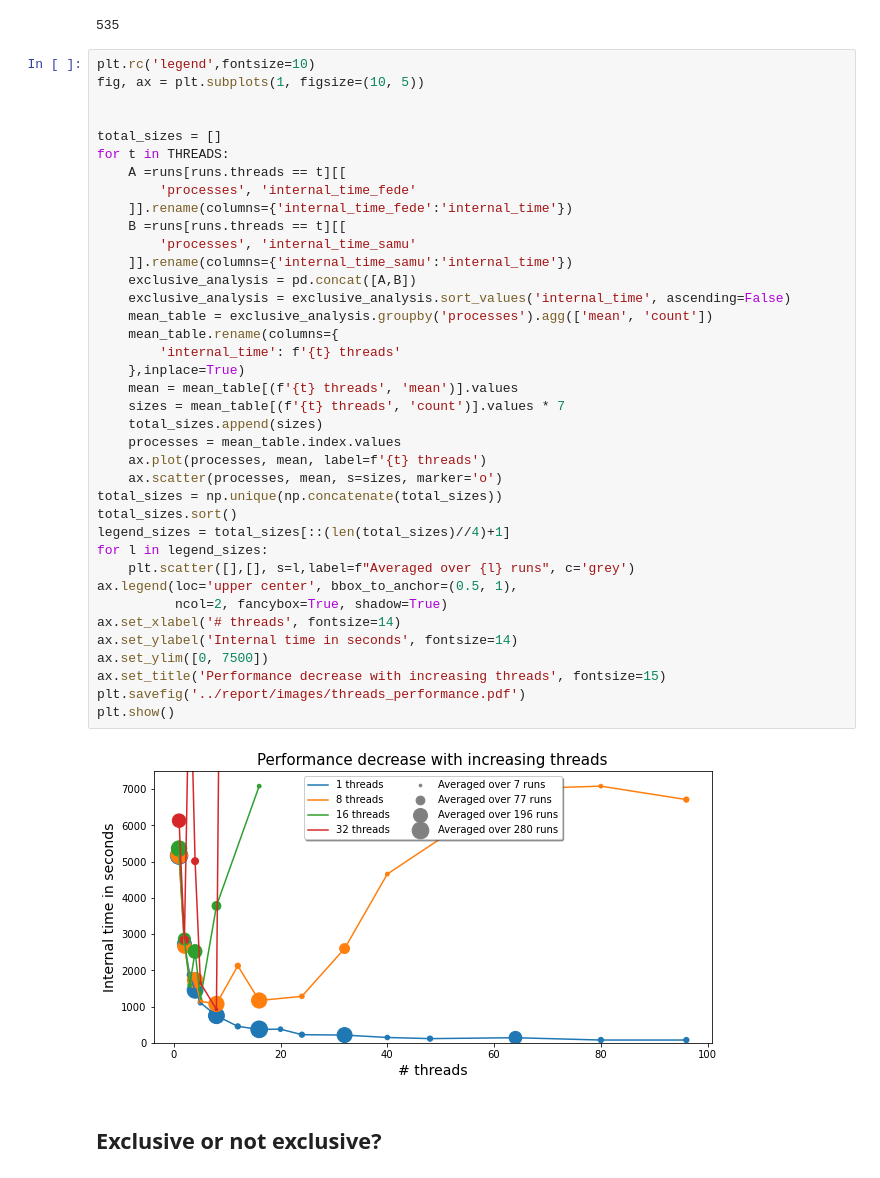
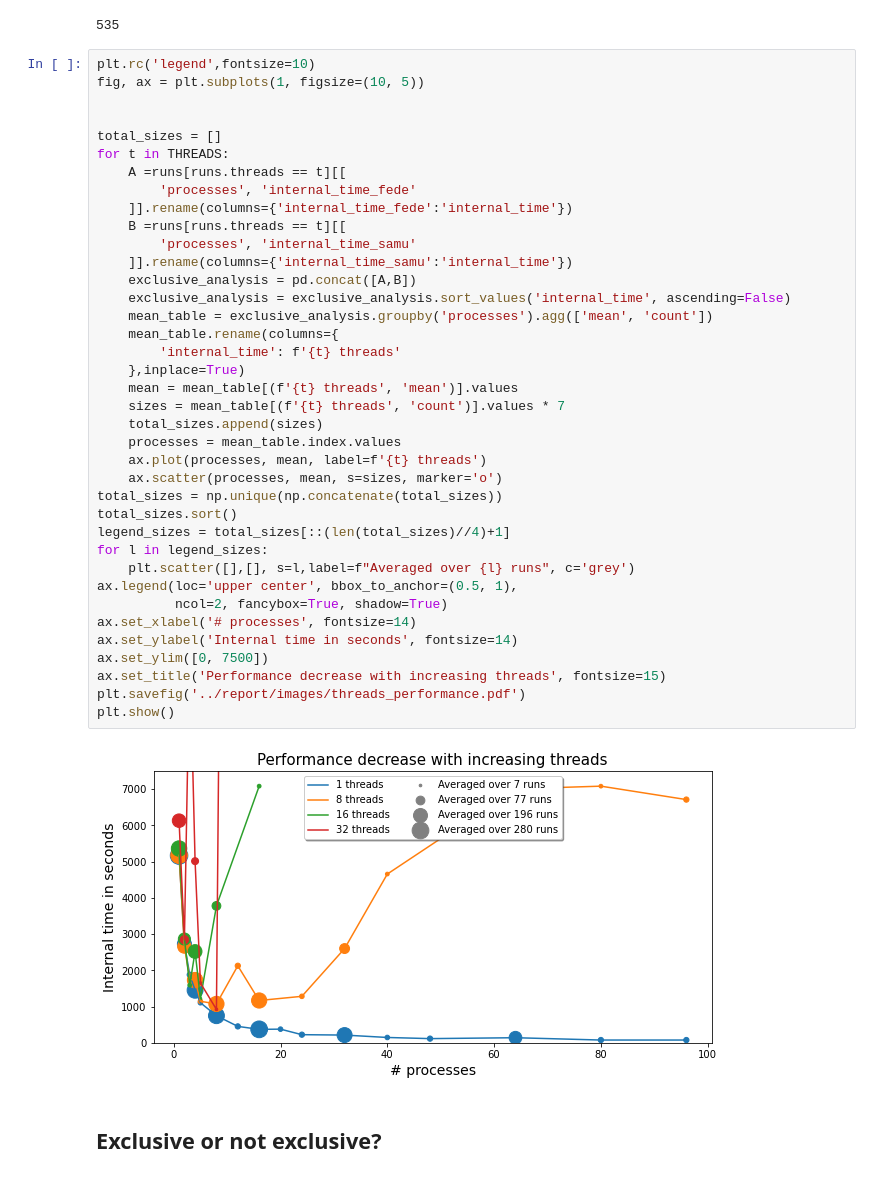
Before and after one commit to fedeizzo/ParticleSwarmOptimization-OpenMPI, a Jupyter notebook: benchmark/cluster_comparison.ipynb, the cells around one changed output. Cells and saved outputs as stored; diff of their text form.

Commit message:
fix plot axis' name

```diff
--- a/benchmark/cluster_comparison.ipynb
+++ b/benchmark/cluster_comparison.ipynb
@@ -333,35 +333,35 @@ for t in THREADS:
         'processes', 'internal_time_fede'
     ]].rename(columns={'internal_time_fede':'internal_time'})
     B =runs[runs.threads == t][[
         'processes', 'internal_time_samu'
     ]].rename(columns={'internal_time_samu':'internal_time'})
     exclusive_analysis = pd.concat([A,B])
     exclusive_analysis = exclusive_analysis.sort_values('internal_time', ascending=False)
     mean_table = exclusive_analysis.groupby('processes').agg(['mean', 'count'])
     mean_table.rename(columns={
         'internal_time': f'{t} threads'
     },inplace=True)
     mean = mean_table[(f'{t} threads', 'mean')].values
     sizes = mean_table[(f'{t} threads', 'count')].values * 7
     total_sizes.append(sizes)
     processes = mean_table.index.values
     ax.plot(processes, mean, label=f'{t} threads')
     ax.scatter(processes, mean, s=sizes, marker='o')
 total_sizes = np.unique(np.concatenate(total_sizes))
 total_sizes.sort()
 legend_sizes = total_sizes[::(len(total_sizes)//4)+1]
 for l in legend_sizes:
     plt.scatter([],[], s=l,label=f"Averaged over {l} runs", c='grey')
 ax.legend(loc='upper center', bbox_to_anchor=(0.5, 1),
           ncol=2, fancybox=True, shadow=True)
-ax.set_xlabel('# threads', fontsize=14)
+ax.set_xlabel('# processes', fontsize=14)
 ax.set_ylabel('Internal time in seconds', fontsize=14)
 ax.set_ylim([0, 7500])
 ax.set_title('Performance decrease with increasing threads', fontsize=15)
 plt.savefig('../report/images/threads_performance.pdf')
 plt.show()
 # %% [output]
-[figure, old version]
+[figure, new version]
 # %% [markdown]
 ## Exclusive or not exclusive?
 # %%
```
Also changed, not shown: 1 other file.
